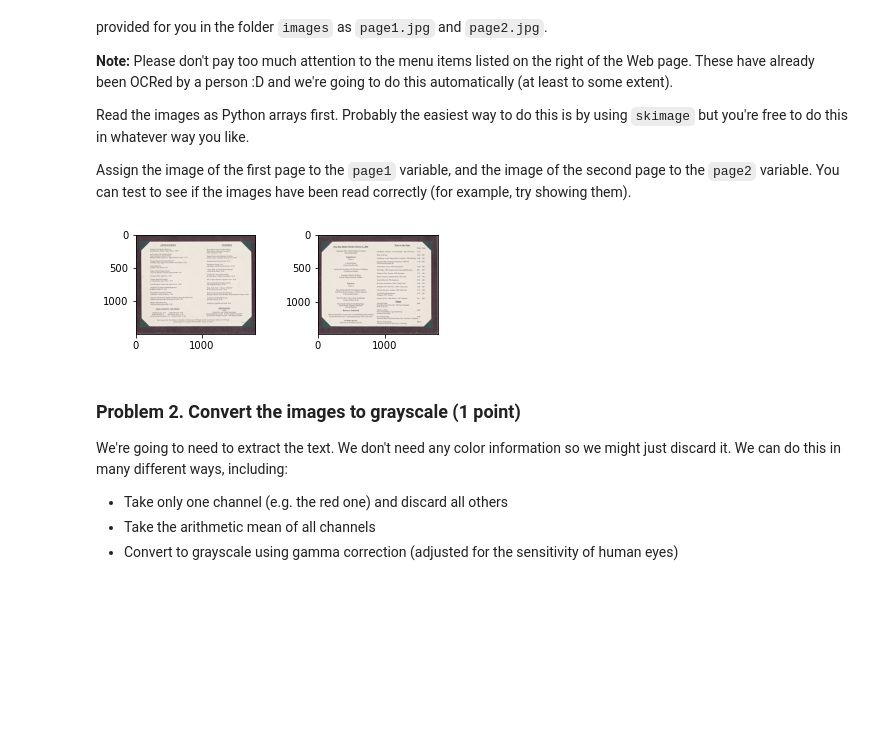
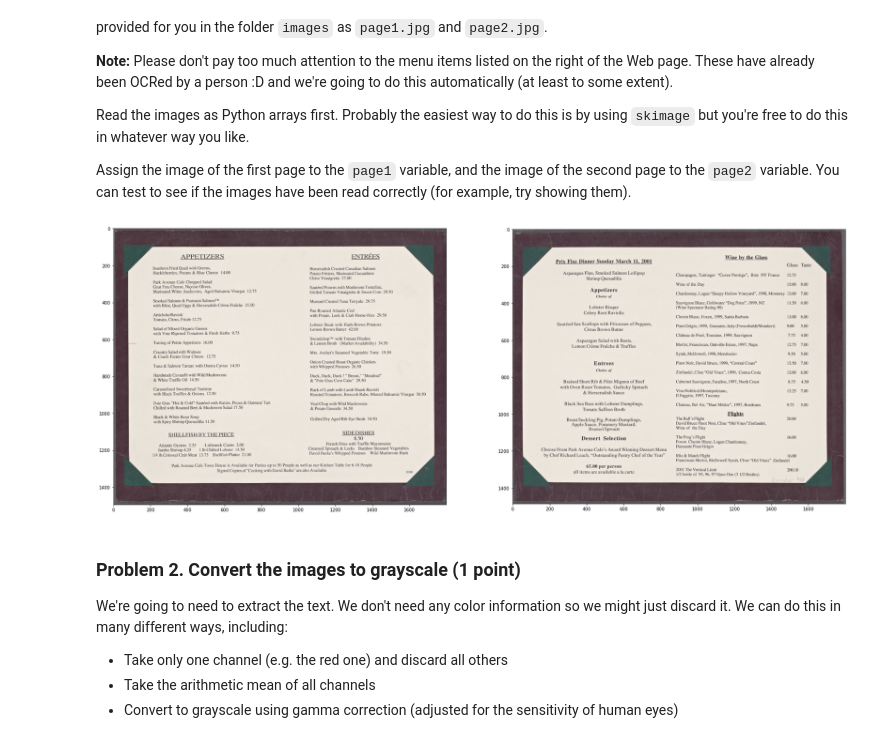
Before and after one commit to bahbo/SoftUni_Data_Scinece, a Jupyter notebook: 04. Working-with-Images-and-Text-Lab/Working with Images and Text Lab.ipynb, the cells around one changed output. Cells and saved outputs as stored; diff of their text form; code cells hidden in the pictures; blank space fills up the shorter version.

```diff
--- a/04. Working-with-Images-and-Text-Lab/Working with Images and Text Lab.ipynb
+++ b/04. Working-with-Images-and-Text-Lab/Working with Images and Text Lab.ipynb
@@ -39,18 +39,18 @@ Assign the image of the first page to the `page1` variable, and the image of the
 # %%
 page1 = None
 page2 = None
 # YOUR CODE HERE
 page1 = skimage.io.imread("images/page1.jpg")
 page2 = skimage.io.imread("images/page2.jpg")
 
-fig = plt.figure(figsize=(20,10))
+fig = plt.figure(figsize=(30,30))
 ax1 = fig.add_subplot(2,2,1)
 ax1.imshow(page1)
 ax2 = fig.add_subplot(2,2,2)
 ax2.imshow(page2)
 plt.show()
 # %% [output]
-[figure, old version]
+[figure, new version]
 # %%
 assert_is_not_none(page1)
 assert_is_not_none(page2)
```
Also changed, not shown: parts of 3 cells of this notebook.
